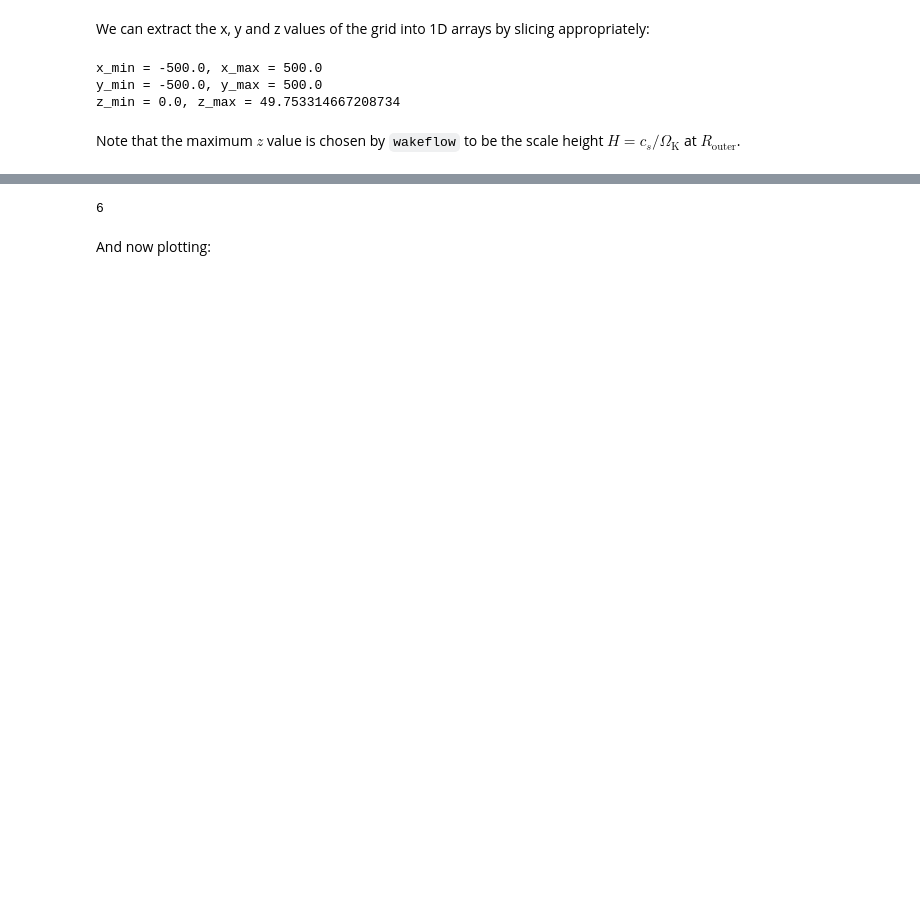
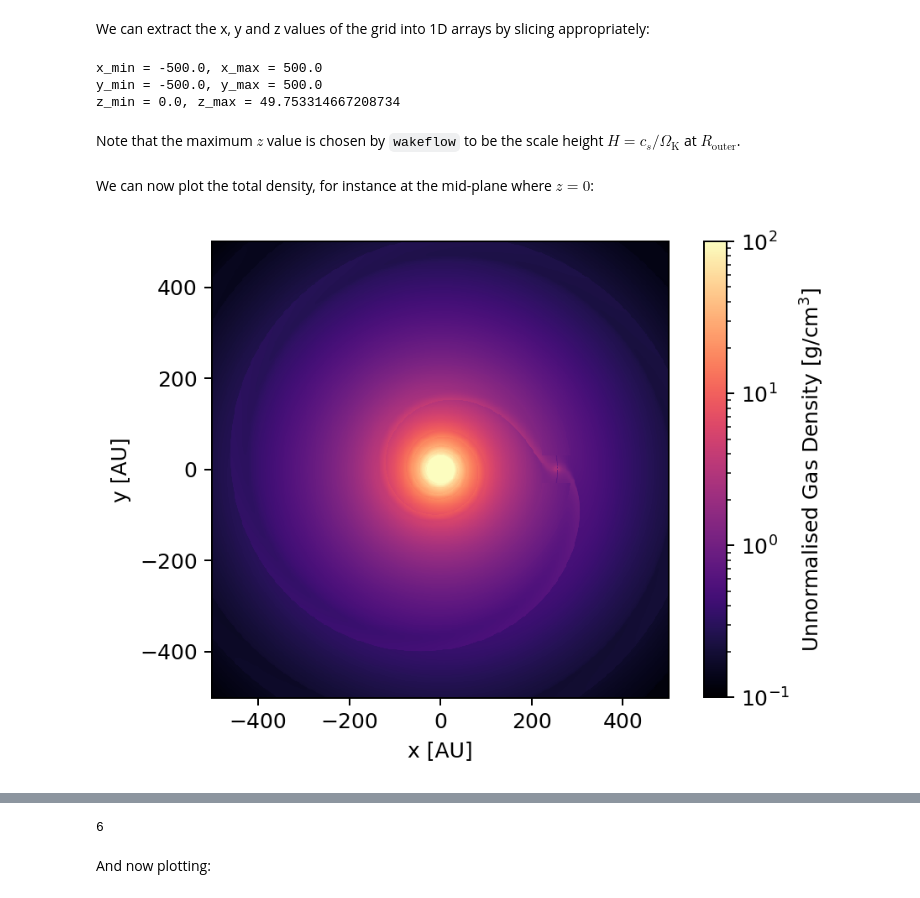
Before and after one commit to TomHilder/wakeflow, a Jupyter notebook: docs/tutorials/quickstart.ipynb, the cells around one changed output, grey strips where cells are left out. Drawn from its saved outputs; the diff is of its cells as text; code cells hidden in the pictures; blank space fills up the shorter version.

```diff
--- a/docs/tutorials/quickstart.ipynb
+++ b/docs/tutorials/quickstart.ipynb
@@ -203,3 +209,17 @@ y_min = -500.0, y_max = 500.0
 z_min = 0.0, z_max = 49.753314667208734
 # %% [markdown]
 Note that the maximum $z$ value is chosen by `wakeflow` to be the scale height $H=c_s/\Omega_\mathrm{K}$ at $R_\mathrm{outer}$.
+# %% [markdown]
+We can now plot the total density, for instance at the mid-plane where $z=0$:
+# %%
+import matplotlib.colors as colors
+
+fig, ax = plt.subplots(dpi=180)
+c = ax.pcolormesh(X[:,0,:], Y[:,0,:], rho[:,0,:], shading="nearest", norm=colors.LogNorm(0.1, 100), cmap="magma")
+ax.axis("scaled")
+ax.set_xlabel("x [AU]")
+ax.set_ylabel("y [AU]")
+plt.colorbar(c, label=r"Unnormalised Gas Density [$\mathrm{g/cm^3}$]")
+plt.show()
+# %% [output]
+[figure, added]
```
Also changed, not shown: parts of 11 cells of this notebook.
